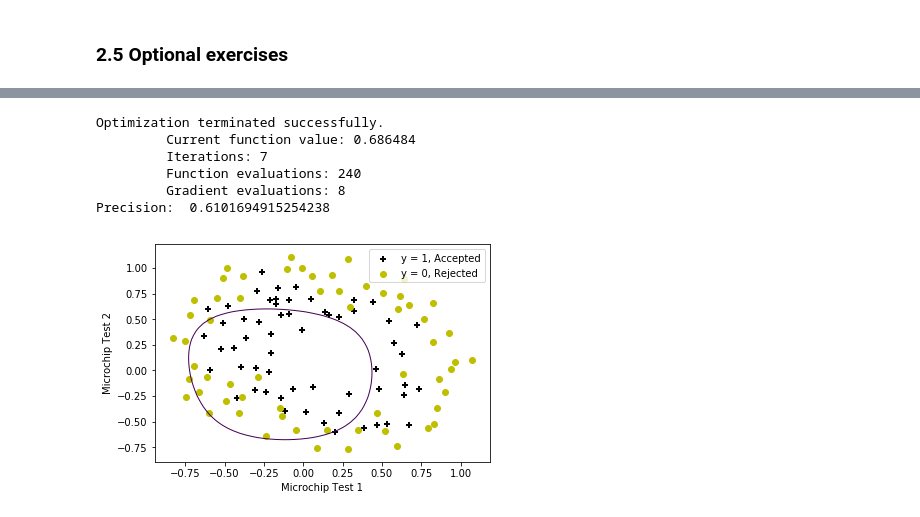
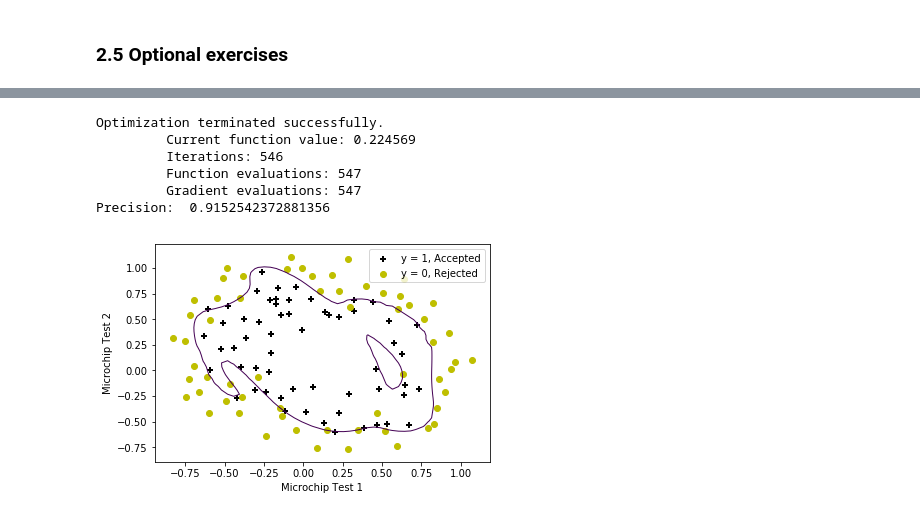
Before and after one commit to CNRio/Machine-Learning-Andrew-Ng, a Jupyter notebook: HW2 - Logistic Regression/ex2.ipynb, the cells around one changed output, grey strips where cells are left out. Cells and saved outputs as stored; diff of their text form; code cells hidden in the pictures.

```diff
--- a/HW2 - Logistic Regression/ex2.ipynb
+++ b/HW2 - Logistic Regression/ex2.ipynb
@@ -155,9 +155,17 @@ def cost_function_reg(theta, X, y, lamb=1):
     J = (-1/m)*(y.T.dot(np.log(hx)) + (1-y).T.dot(np.log(1-hx))) + (lamb/(2*m))*np.sum(np.power(theta[1:],2))
 
     return J
+# %%
+def gradient_reg(theta, X, y, lamb=1):
+    m = len(y)
+    hx = sigmoid(X.dot(theta.reshape(-1,1)))
+    grad = (1/m)*(hx-y).T.dot(X) + (lamb/m)*np.c_[[0], [theta[1:]]]
+
+    return grad.flatten()
 # %%
-theta = np.zeros((m_X.shape[1]))
+theta = np.zeros((m_X.shape[1]), dtype=np.float128)
 lamb = 1
 cost = cost_function_reg(theta, m_X, y, lamb)
+grad = gradient_reg(theta, m_X, y)
 # %%
 print(cost)
@@ -207,7 +223,7 @@ plot_decision_boundary_poly(res2.x, data2)
 def calculate_precision(theta, X, y):
     return sum(predict(theta, X) == y.ravel())/len(y)
 # %%
-lamb=0
-res_low_lamb = minimize(cost_function_reg, theta, method='BFGS', args=(m_X,y,lamb), options={'disp': True})
-plot_decision_boundary_poly(res_low_lamb.x, data2)
-print('Precision: ', calculate_precision(res_low_lamb.x, m_X, y))
+def optimize_lamb(theta, m_X, y, data, lamb):
+    res = minimize(cost_function_reg, theta, method='BFGS', jac=gradient_reg, args=(m_X,y,lamb), options={'disp': True})
+    plot_decision_boundary_poly(res.x, data)
+    print('Precision: ', calculate_precision(res.x, m_X, y))
@@ -235,13 +230,10 @@ Precision:  0.8305084745762712
-# %%
-lamb=100
-res_high_lamb = minimize(cost_function_reg, theta, method='BFGS', args=(m_X,y,lamb), options={'disp': True})
-plot_decision_boundary_poly(res_high_lamb.x, data2)
-print('Precision: ', calculate_precision(res_high_lamb.x, m_X, y))
-# %% [output]
-Optimization terminated successfully.
-         Current function value: 0.686484
-         Iterations: 7
-         Function evaluations: 240
-         Gradient evaluations: 8
-Precision:  0.6101694915254238
-[figure, removed]
+# %%
+optimize_lamb(theta, m_X, y, data2, lamb=0)
+# %% [output]
+Optimization terminated successfully.
+         Current function value: 0.224569
+         Iterations: 546
+         Function evaluations: 547
+         Gradient evaluations: 547
+Precision:  0.9152542372881356
+[figure, added]
```
Also changed, not shown: parts of 6 cells of this notebook.
